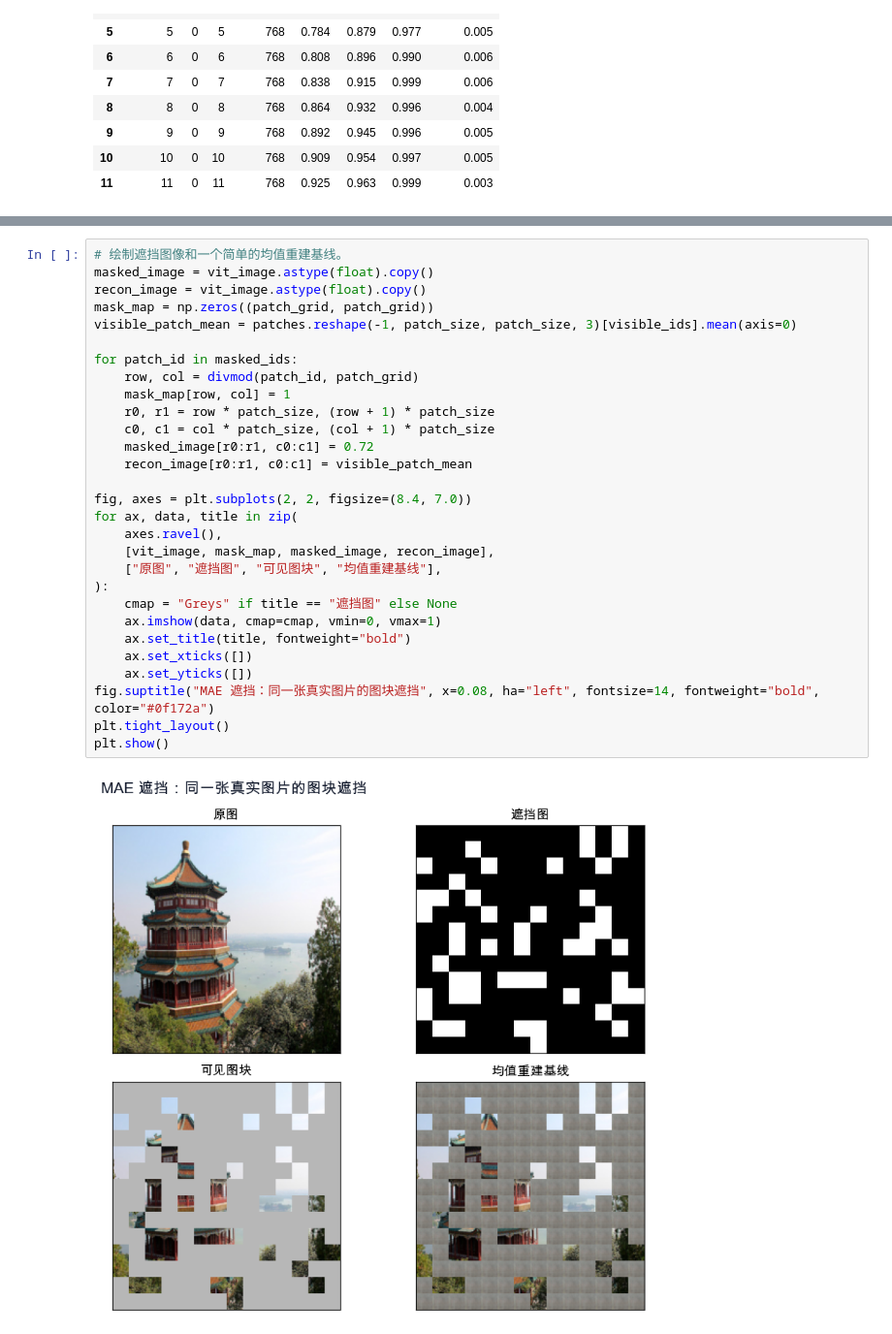
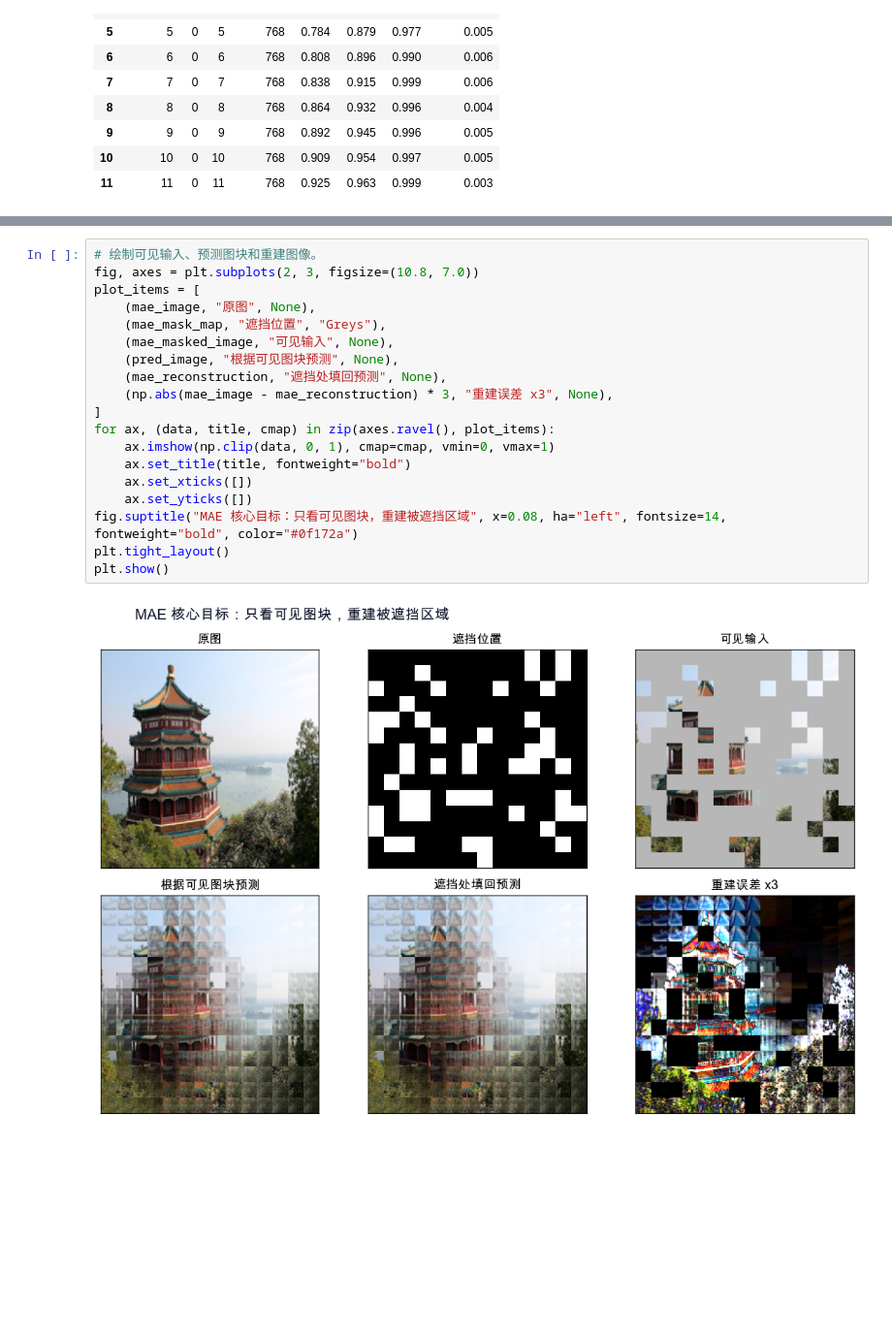
Before and after one commit to zhesun-0209/ai-thinking-labs, a Jupyter notebook: notebooks/ch10_mae_masking.ipynb, the cells around one changed output, grey strips where cells are left out. Shown at 97% size. Drawn from its saved outputs; the diff is of its cells as text; blank space fills up the shorter version.

```diff
--- a/notebooks/ch10_mae_masking.ipynb
+++ b/notebooks/ch10_mae_masking.ipynb
@@ -141,31 +189,21 @@ display(mae_df)
 # %%
-# 绘制遮挡图像和一个简单的均值重建基线。
-masked_image = vit_image.astype(float).copy()
-recon_image = vit_image.astype(float).copy()
-mask_map = np.zeros((patch_grid, patch_grid))
-visible_patch_mean = patches.reshape(-1, patch_size, patch_size, 3)[visible_ids].mean(axis=0)
-
-for patch_id in masked_ids:
-    row, col = divmod(patch_id, patch_grid)
-    mask_map[row, col] = 1
-    r0, r1 = row * patch_size, (row + 1) * patch_size
-    c0, c1 = col * patch_size, (col + 1) * patch_size
-    masked_image[r0:r1, c0:c1] = 0.72
-    recon_image[r0:r1, c0:c1] = visible_patch_mean
-
-fig, axes = plt.subplots(2, 2, figsize=(8.4, 7.0))
-for ax, data, title in zip(
-    axes.ravel(),
-    [vit_image, mask_map, masked_image, recon_image],
-    ["原图", "遮挡图", "可见图块", "均值重建基线"],
-):
-    cmap = "Greys" if title == "遮挡图" else None
-    ax.imshow(data, cmap=cmap, vmin=0, vmax=1)
+# 绘制可见输入、预测图块和重建图像。
+fig, axes = plt.subplots(2, 3, figsize=(10.8, 7.0))
+plot_items = [
+    (mae_image, "原图", None),
+    (mae_mask_map, "遮挡位置", "Greys"),
+    (mae_masked_image, "可见输入", None),
+    (pred_image, "根据可见图块预测", None),
+    (mae_reconstruction, "遮挡处填回预测", None),
+    (np.abs(mae_image - mae_reconstruction) * 3, "重建误差 x3", None),
+]
+for ax, (data, title, cmap) in zip(axes.ravel(), plot_items):
+    ax.imshow(np.clip(data, 0, 1), cmap=cmap, vmin=0, vmax=1)
     ax.set_title(title, fontweight="bold")
     ax.set_xticks([])
     ax.set_yticks([])
-fig.suptitle("MAE 遮挡：同一张真实图片的图块遮挡", x=0.08, ha="left", fontsize=14, fontweight="bold", color="#0f172a")
+fig.suptitle("MAE 核心目标：只看可见图块，重建被遮挡区域", x=0.08, ha="left", fontsize=14, fontweight="bold", color="#0f172a")
 plt.tight_layout()
 plt.show()
 # %% [output]
-[figure, old version]
+[figure, new version]
```
Also changed, not shown: parts of 6 cells of this notebook, 24 other files.
